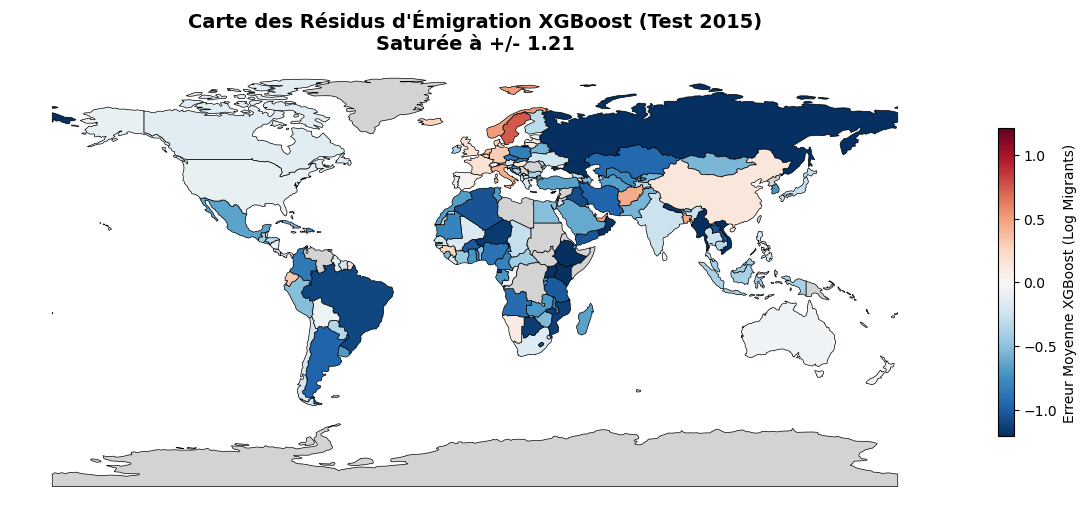
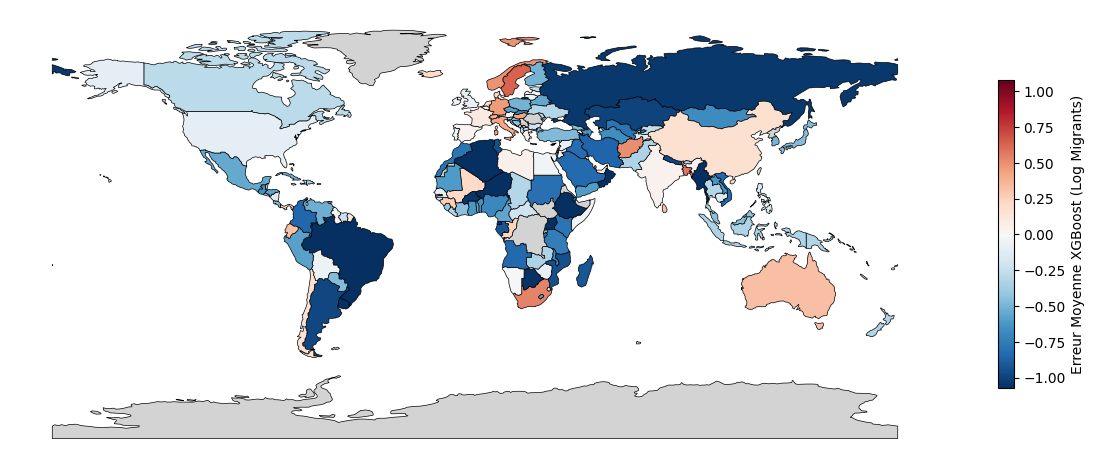
Unified diff of the notebook cell whose output changed from the first chart to the second:
--- before
+++ after
@@ -35,5 +35,5 @@
     legend_kwds={'label': "Erreur Moyenne XGBoost (Log Migrants)", 'shrink': 0.5}
 )
-ax.set_title(f"Carte des Résidus d'Émigration XGBoost (Test 2015)\nSaturée à +/- {v_max:.2f}", fontsize=14, fontweight='bold')
+#ax.set_title(f"Carte des Résidus d'Émigration XGBoost (Test 2015)\nSaturée à +/- {v_max:.2f}", fontsize=14, fontweight='bold')
 ax.axis('off')
 plt.show()

Commit: maj